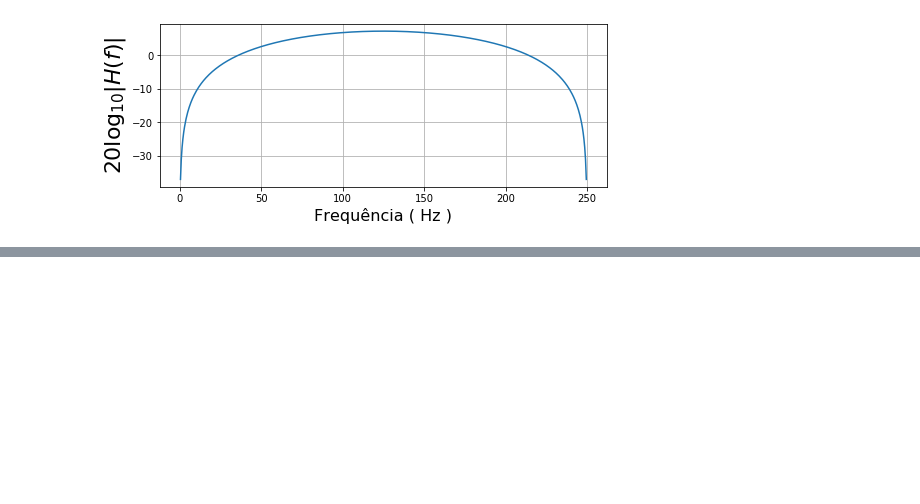
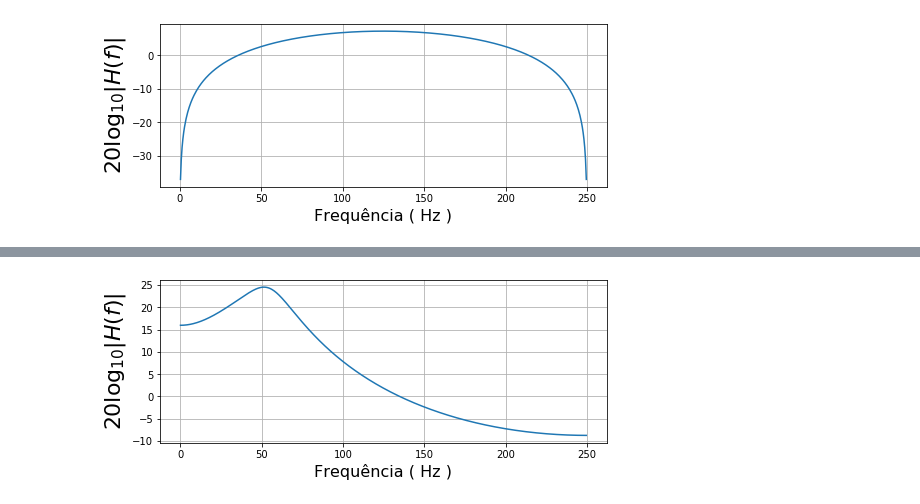
Before and after one commit to ecandeia/PDS, a Jupyter notebook: Filtros/IIR.ipynb, the cells around one changed output, grey strips where cells are left out. Drawn from its saved outputs; the diff is of its cells as text; code cells hidden in the pictures; blank space fills up the shorter version.

```diff
--- a/Filtros/IIR.ipynb
+++ b/Filtros/IIR.ipynb
@@ -100,0 +124,36 @@ $$ H_c(s) = \sum\limits_{k=1}^{N} \frac{A_k}{s - s_k} \rightarrow H(z) = \sum\li
+# %%
+from __future__ import  division
+from matplotlib.patches import Rectangle
+import matplotlib.pyplot as plt
+from scipy import signal
+import numpy as np
+import scipy as scp
+
+fs = 500
+
+b1 = [0.2871, -0.4466]
+b2 = [-2.1428, 1.1444]
+b3 = [1.8566, -0.6303]
+
+b = np.convolve(np.convolve(b1,b2),b3)
+
+a1 = [1, -1.2971, 0.6949]
+a2 = [1, -1.069, 0.3699]
+a3 = [1, -0.9972, 0.2570]
+
+a = np.convolve(np.convolve(a1,a2),a3)
+
+
+w,H = signal.freqz(b,a) # resposta em frequência
+
+fig,ax = plt.subplots()
+fig.set_size_inches((8,3))
+
+ax.plot(w/np.pi*fs/2.,20*np.log10(abs(H)))
+ax.set_xlabel("Frequência ( Hz )",fontsize=16)
+ax.set_ylabel(r"$20\log_{10} |H(f)| $",fontsize=22)
+ymin,ymax = -80,5
+
+ax.grid()
+# %% [output]
+[figure, added]
```
Also changed, not shown: parts of 4 cells of this notebook.
